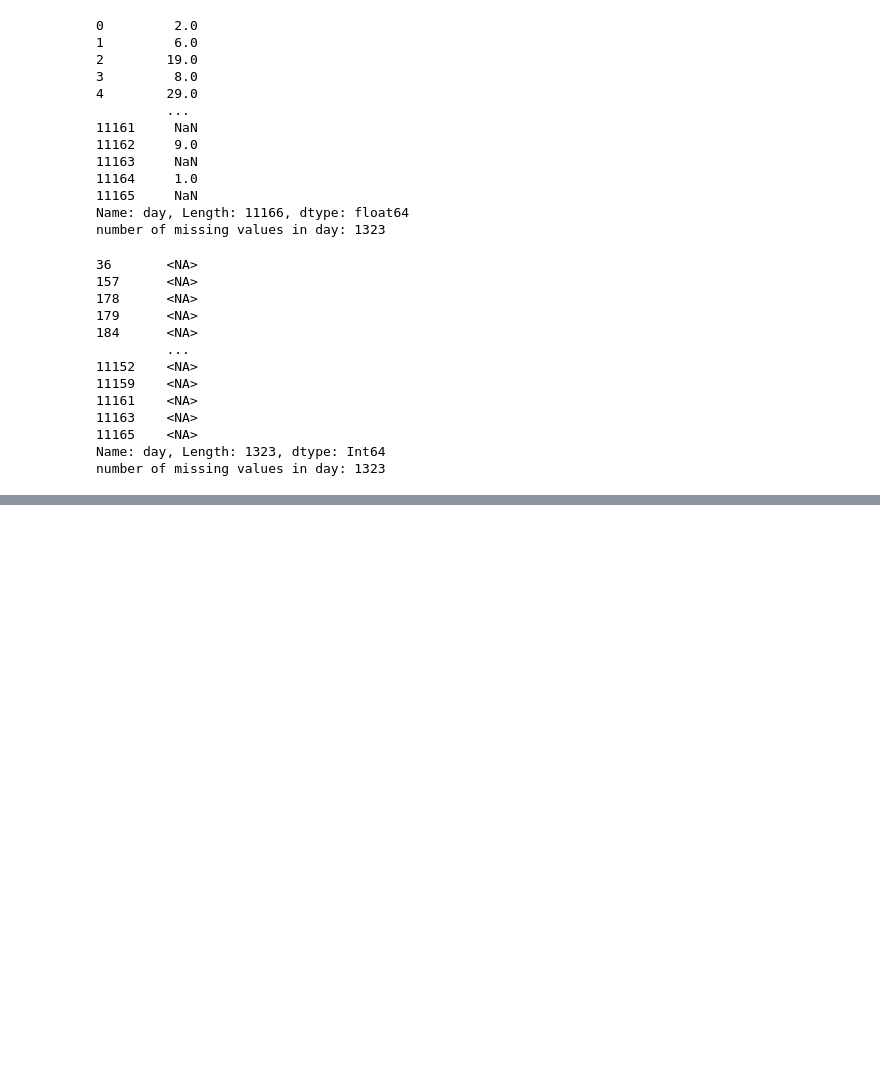
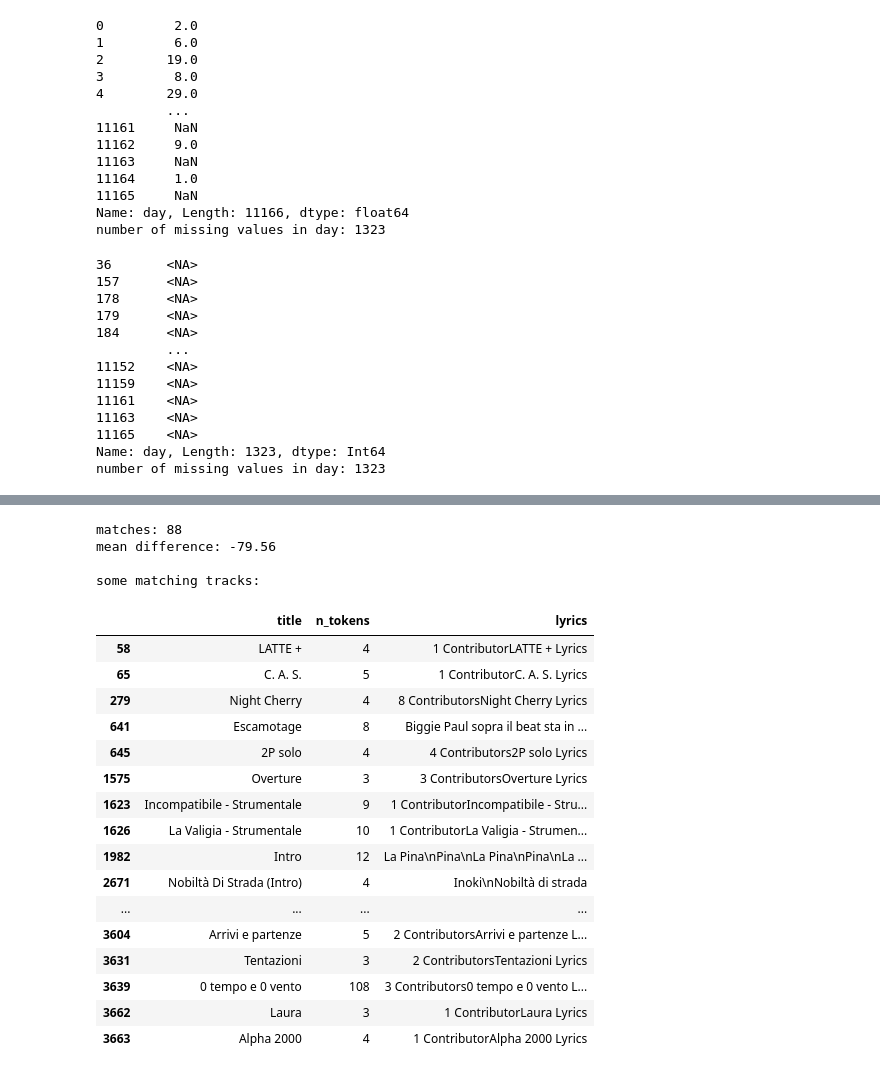
Before and after one commit to jaanisfehling/italian-rap-songs, a Jupyter notebook: data_understanding/tracks_analysis.ipynb, the cells around one changed output, grey strips where cells are left out. Drawn from its saved outputs; the diff is of its cells as text; code cells hidden in the pictures; blank space fills up the shorter version.

Commit message:
tracks_analysis - sentences and tokens

```diff
--- a/data_understanding/tracks_analysis.ipynb
+++ b/data_understanding/tracks_analysis.ipynb
@@ -1070,0 +1170,42 @@ number of missing values in day: 1323
+# %%
+df['n_tokens'] = pd.to_numeric(df['n_tokens'], errors='coerce').astype('Int64')
+
+def count_words(lyrics):
+    if pd.isna(lyrics):
+        return 0
+    return len(lyrics.split()) #split by whitespace
+
+computed_words = df['lyrics'].apply(count_words)
+
+matches_words = (df['n_tokens'] == computed_words).sum()
+matching_tracks = df[computed_words == df['n_tokens']].copy()
+diff_words = computed_words - df['n_tokens']
+
+print(f"matches: {matches_words}")
+print(f"mean difference: {diff_words.mean():+.2f}")
+
+print(f"\nsome matching tracks:")
+display_cols = ['title', 'n_tokens', 'lyrics']
+display(matching_tracks[display_cols].head(20))
+# %% [output]
+matches: 88
+mean difference: -79.56
+
+some matching tracks:
+|  | title | n_tokens | lyrics |
+| 58 | LATTE + | 4 | 1 ContributorLATTE + Lyrics |
+| 65 | C. A. S. | 5 | 1 ContributorC. A. S. Lyrics |
+| 279 | Night Cherry | 4 | 8 ContributorsNight Cherry Lyrics |
+| 641 | Escamotage | 8 | Biggie Paul sopra il beat sta in ... |
+| 645 | 2P solo | 4 | 4 Contributors2P solo Lyrics |
+| 1575 | Overture | 3 | 3 ContributorsOverture Lyrics |
+| 1623 | Incompatibile - Strumentale | 9 | 1 ContributorIncompatibile - Stru... |
+| 1626 | La Valigia - Strumentale | 10 | 1 ContributorLa Valigia - Strumen... |
+| 1982 | Intro | 12 | La Pina\nPina\nLa Pina\nPina\nLa ... |
+| 2671 | Nobiltà Di Strada (Intro) | 4 | Inoki\nNobiltà di strada |
+| ... | ... | ... | ... |
+| 3604 | Arrivi e partenze | 5 | 2 ContributorsArrivi e partenze L... |
+| 3631 | Tentazioni | 3 | 2 ContributorsTentazioni Lyrics |
+| 3639 | 0 tempo e 0 vento | 108 | 3 Contributors0 tempo e 0 vento L... |
+| 3662 | Laura | 3 | 1 ContributorLaura Lyrics |
+| 3663 | Alpha 2000 | 4 | 1 ContributorAlpha 2000 Lyrics |
```
Also changed, not shown: parts of 15 cells of this notebook.
